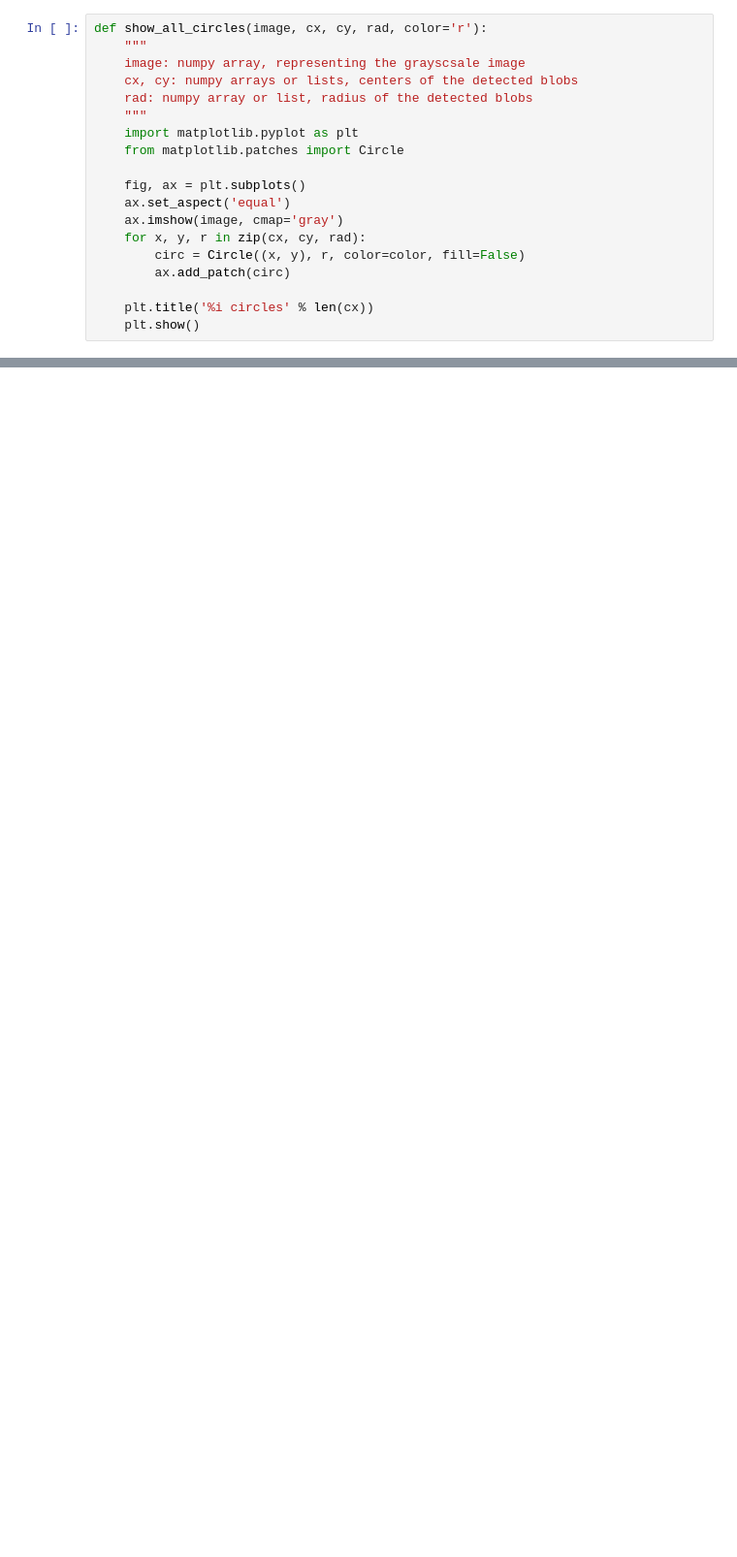
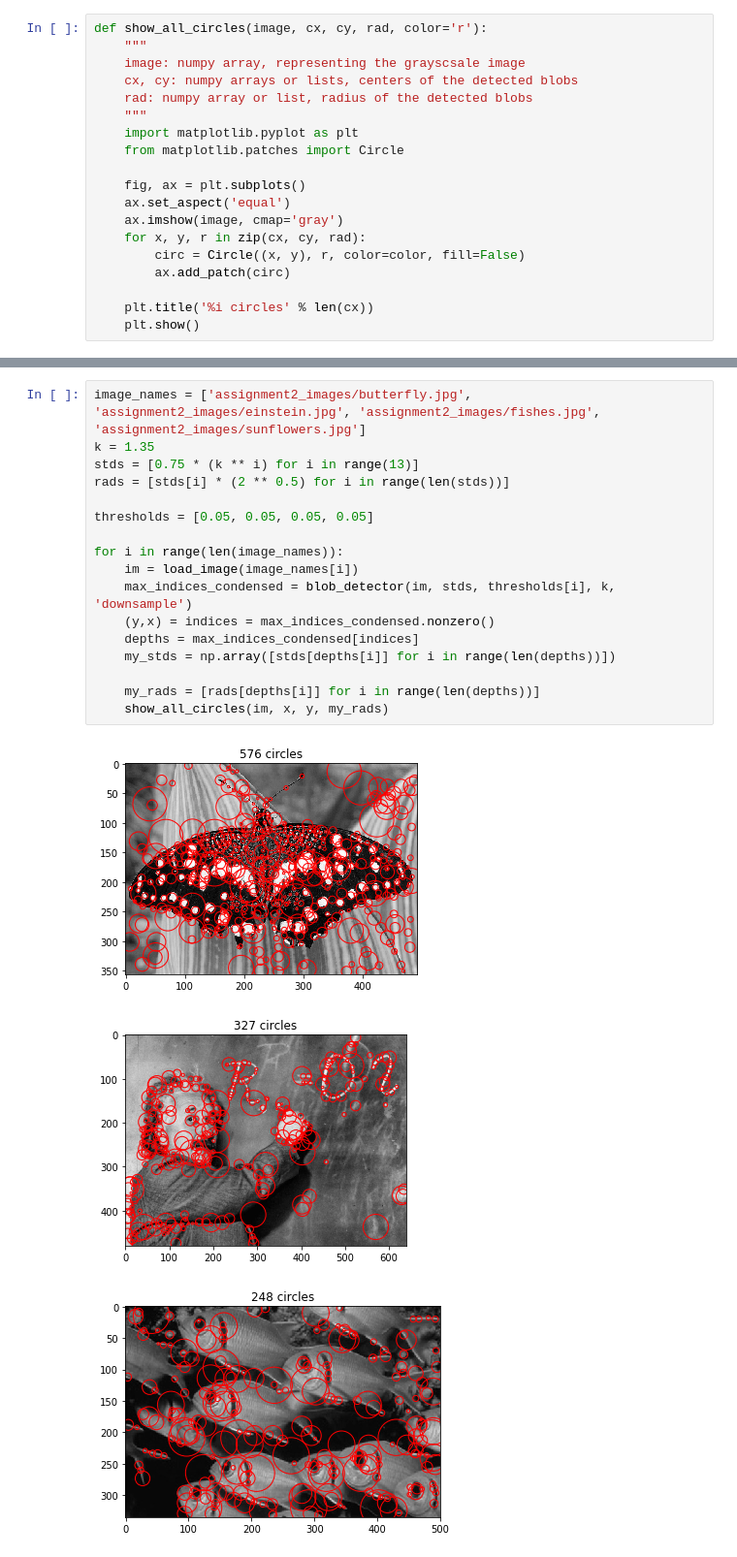
Before and after one commit to mcguiremichael/Vision, a Jupyter notebook: mlm3_mp2_part2_code.ipynb, the cells around one changed output, grey strips where cells are left out. Shown at 97% size. Cells and saved outputs as stored; diff of their text form; blank space fills up the shorter version.

```diff
--- a/mlm3_mp2_part2_code.ipynb
+++ b/mlm3_mp2_part2_code.ipynb
@@ -109,0 +112,21 @@ for i in range(len(image_names)):
+# %%
+image_names = ['assignment2_images/butterfly.jpg', 'assignment2_images/einstein.jpg', 'assignment2_images/fishes.jpg', 'assignment2_images/sunflowers.jpg']
+k = 1.35
+stds = [0.75 * (k ** i) for i in range(13)]
+rads = [stds[i] * (2 ** 0.5) for i in range(len(stds))]
+
+thresholds = [0.05, 0.05, 0.05, 0.05]
+
+for i in range(len(image_names)):
+    im = load_image(image_names[i])
+    max_indices_condensed = blob_detector(im, stds, thresholds[i], k, 'downsample')
+    (y,x) = indices = max_indices_condensed.nonzero()
+    depths = max_indices_condensed[indices]
+    my_stds = np.array([stds[depths[i]] for i in range(len(depths))])
+
+    my_rads = [rads[depths[i]] for i in range(len(depths))]
+    show_all_circles(im, x, y, my_rads)
+# %% [output]
+[figure, added]
+[figure, added]
+[figure, added]
```
Also changed, not shown: parts of 4 cells of this notebook.
